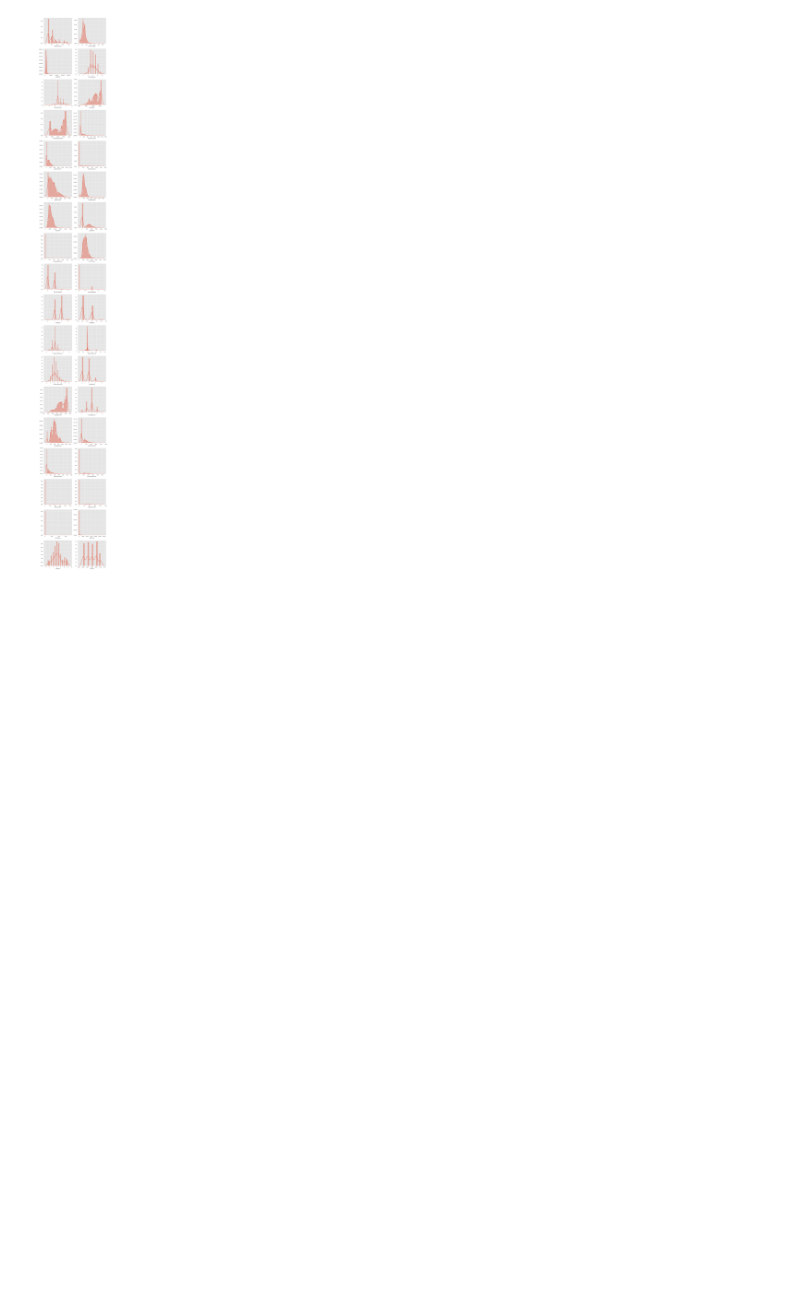
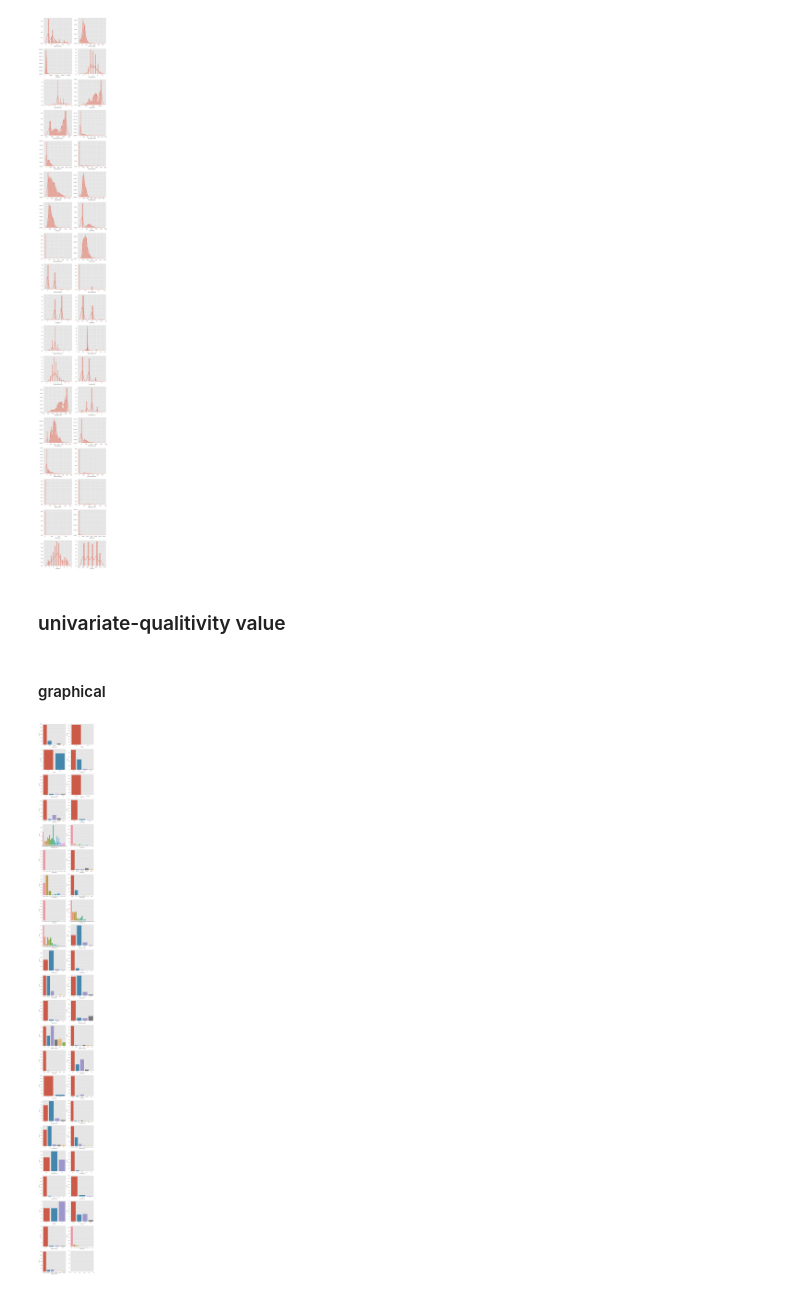
Before and after one commit to wjy5446/house-price-project, a Jupyter notebook: YoonJaeyoung/house-price-analysis.ipynb, the cells around one changed output. Cells and saved outputs as stored; diff of their text form; code cells hidden in the pictures; blank space fills up the shorter version.

Commit message:
Update the source about EDA 1. make a function that makes count plot about categorical data

```diff
--- a/YoonJaeyoung/house-price-analysis.ipynb
+++ b/YoonJaeyoung/house-price-analysis.ipynb
@@ -66,10 +45,10 @@ df_train_missing.plot(kind = "bar")
 # %% [markdown]
 ### split quantative, categorical data
 # %%
-def extractQuanFromPD(data, id = None, target = None):
+def extractQuanFromPD(data, index = None, target = None):
     quan_columns = [ c for c in data.columns if data[c].dtype != "object"]
 
-    if(id != None):
+    if(index != None):
         quan_columns.remove(id)
     if(target != None):
         quan_columns.remove(target)
@@ -78,10 +57,10 @@ def extractQuanFromPD(data, id = None, target = None):
 
     return df_train_quan
 
-def extractQualFromPD(data, id = None, target = None):
+def extractQualFromPD(data, index = None, target = None):
     qual_columns = [ c for c in data.columns if data[c].dtype == "object"]
 
-    if(id != None):
+    if(index != None):
         qual_columns.remove(id)
     if(target != None):
         qual_columns.remove(target)
@@ -138,3 +119,32 @@ def dispUniQuan(data, size = (5, 5), kde = True, rug = False):
 dispUniQuan(df_train_quan)
 # %% [output]
 [figure]
+# %% [markdown]
+### univariate-qualitivity value
+# %% [markdown]
+#### graphical
+# %%
+def dispUniQual(data, size = (5, 5)):
+    n_data_columns = len(data.columns)
+    col = 2
+    row = n_data_columns // 2 if (n_data_columns % 2) == 0 else (n_data_columns // 2) + 1
+
+    f, axes = plt.subplots(row, col, figsize = (size[0]*col, size[1]*row))
+
+    i = 0
+    j = 0
+
+    for c in data.columns:
+
+        # display the countplot
+        sns.countplot(x = c, data = data, ax = axes[i, j])
+
+        j+=1
+
+        if j == 2:
+            i += 1
+            j = 0
+# %%
+dispUniQual(df_train_qual)
+# %% [output]
+[figure, added]
```
Also changed, not shown: parts of 4 cells of this notebook.
